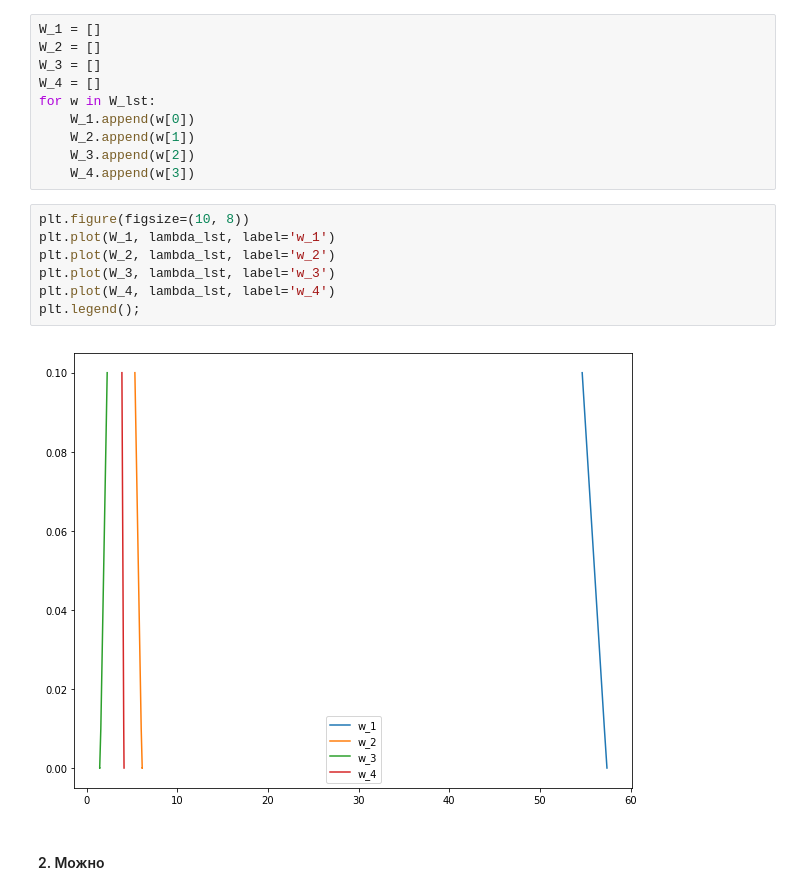
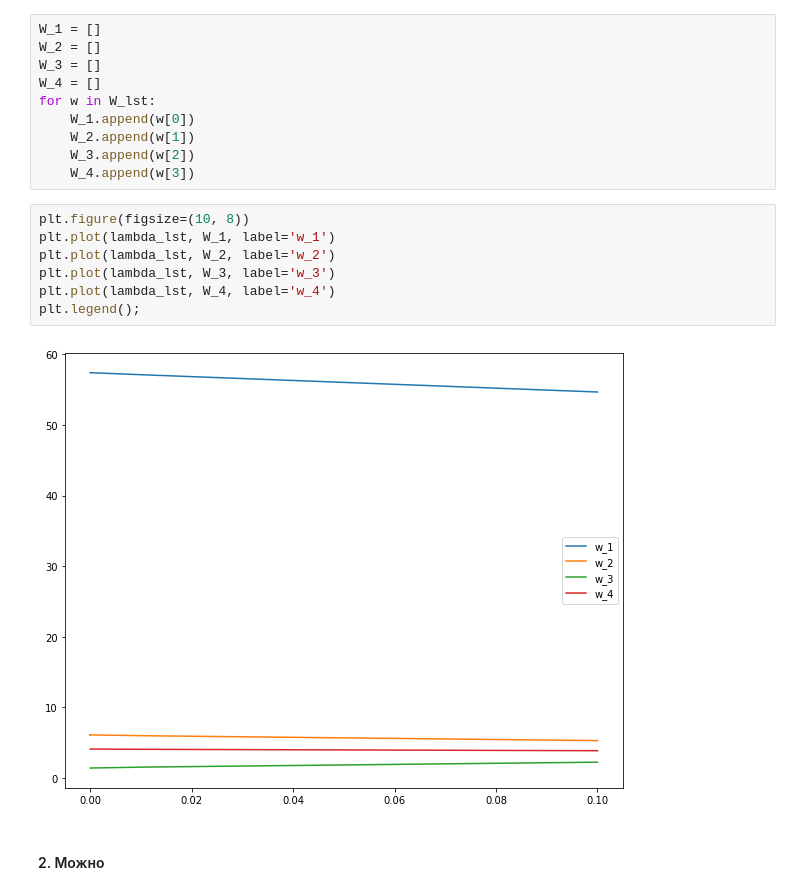
Before and after one commit to superpavelka/Python-data-analysis-algorithms, a Jupyter notebook: Task2/Lesson2.ipynb, the cells around one changed output. Drawn from its saved outputs; the diff is of its cells as text.

```diff
--- a/Task2/Lesson2.ipynb
+++ b/Task2/Lesson2.ipynb
@@ -319,13 +319,13 @@ for w in W_lst:
     W_4.append(w[3])
 # %%
 plt.figure(figsize=(10, 8))
-plt.plot(W_1, lambda_lst, label='w_1')
-plt.plot(W_2, lambda_lst, label='w_2')
-plt.plot(W_3, lambda_lst, label='w_3')
-plt.plot(W_4, lambda_lst, label='w_4')
+plt.plot(lambda_lst, W_1, label='w_1')
+plt.plot(lambda_lst, W_2, label='w_2')
+plt.plot(lambda_lst, W_3, label='w_3')
+plt.plot(lambda_lst, W_4, label='w_4')
 plt.legend();
 # %% [output]
-[figure, old version]
+[figure, new version]
 # %% [markdown]
 #### 2. Можно
 # %% [markdown]
```
